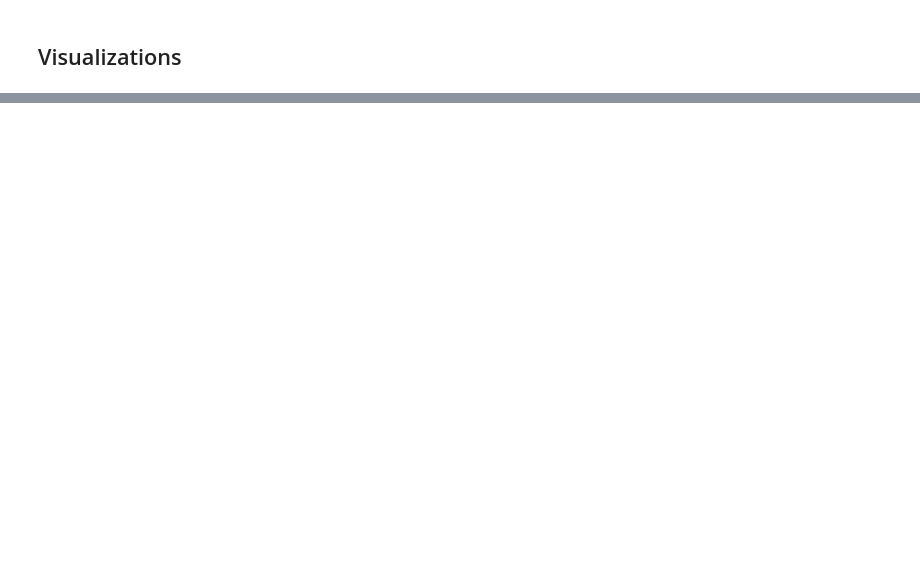
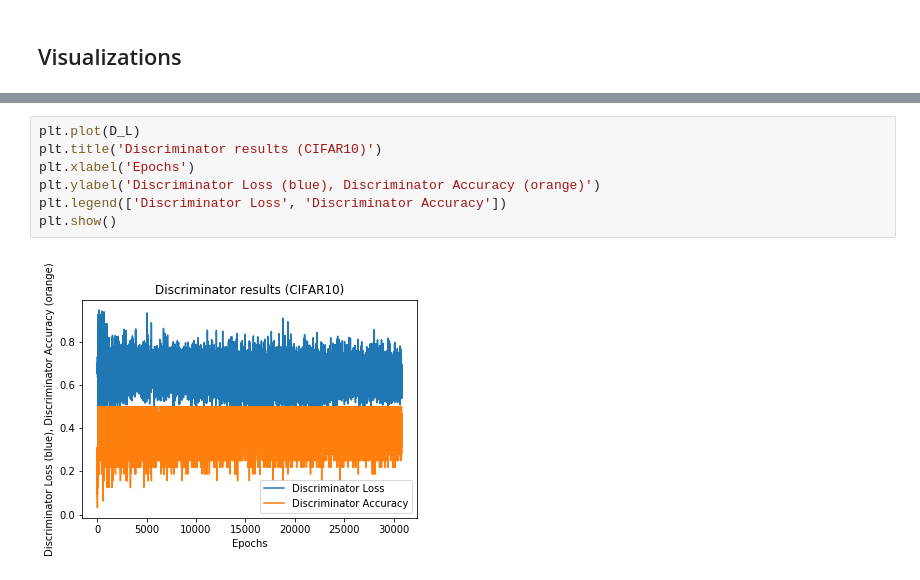
Before and after one commit to gusgad/capsule-GAN, a Jupyter notebook: capsule_gan.ipynb, the cells around one changed output, grey strips where cells are left out. Drawn from its saved outputs; the diff is of its cells as text; blank space fills up the shorter version.

Commit message:
Train on CIFAR10, fix comments

```diff
--- a/capsule_gan.ipynb
+++ b/capsule_gan.ipynb
@@ -452,0 +463,9 @@ plt.show()
+# %%
+plt.plot(D_L)
+plt.title('Discriminator results (CIFAR10)')
+plt.xlabel('Epochs')
+plt.ylabel('Discriminator Loss (blue), Discriminator Accuracy (orange)')
+plt.legend(['Discriminator Loss', 'Discriminator Accuracy'])
+plt.show()
+# %% [output]
+[figure, added]
```
Also changed, not shown: parts of 13 cells of this notebook, 9 other files.
